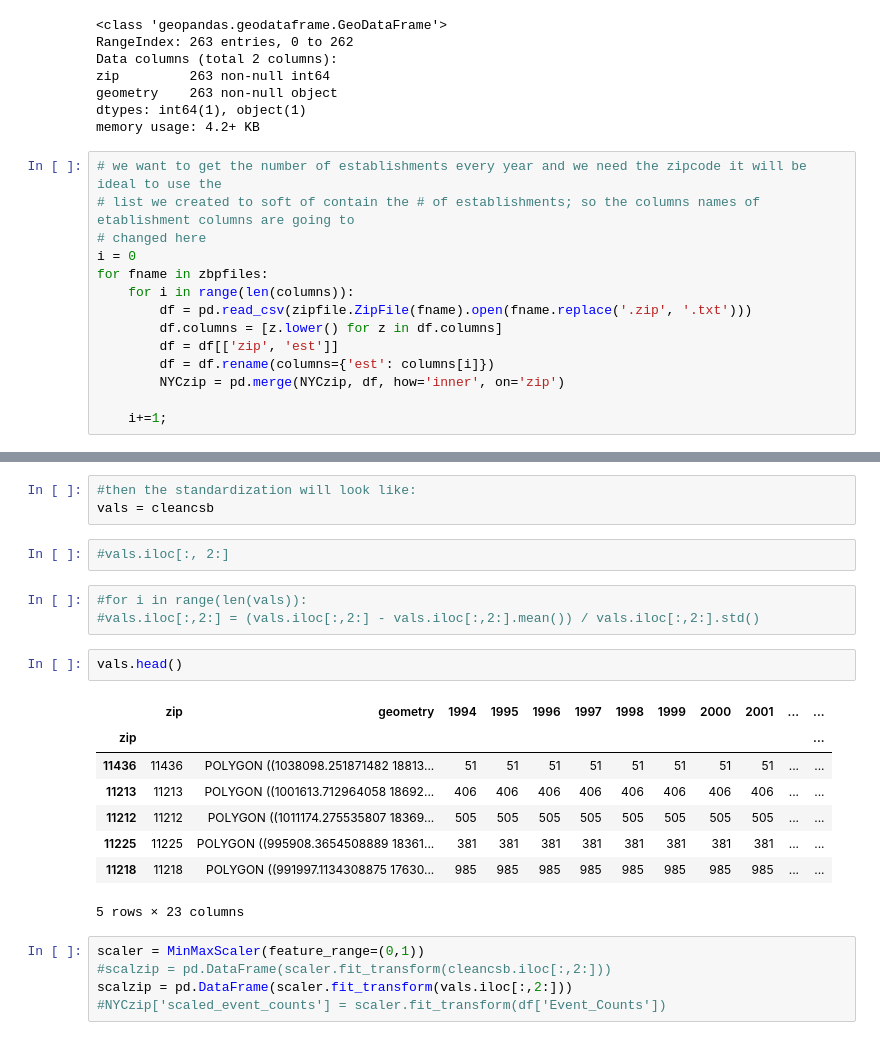
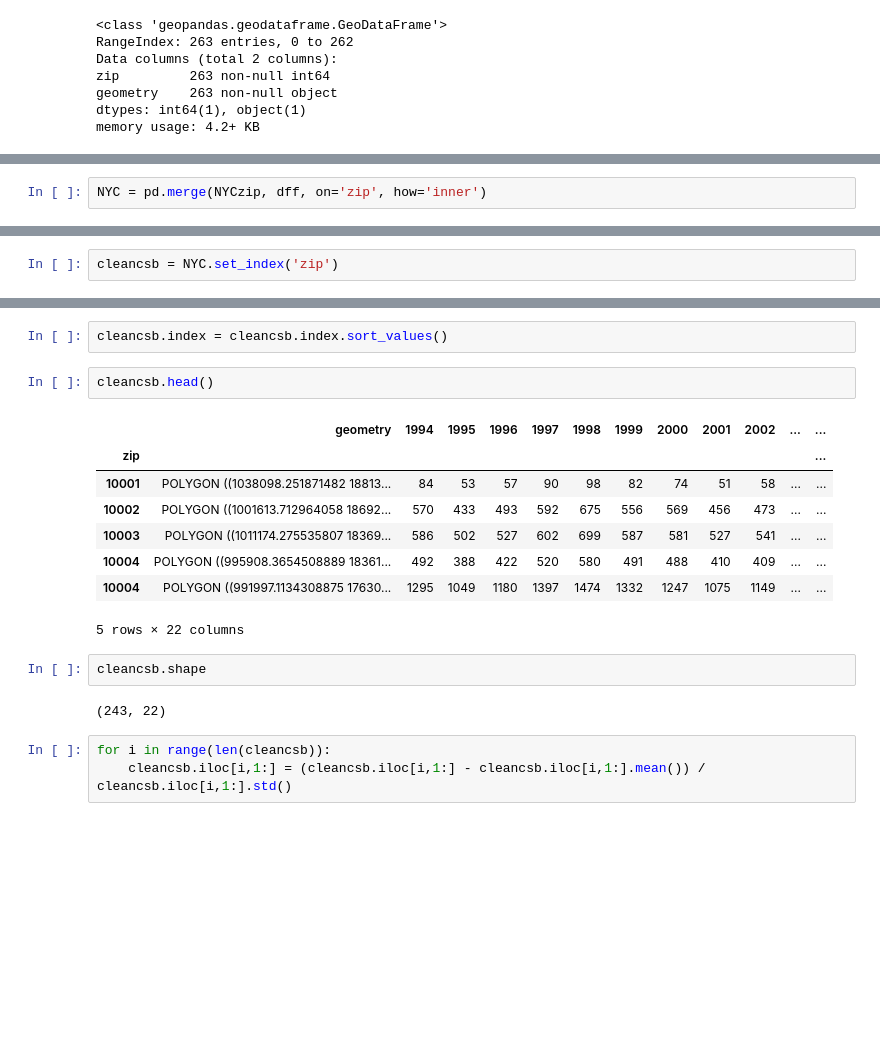
Before and after one commit to Fekade/PUI2018_fb1182, a Jupyter notebook: HW12_fb1182/HW11_Assignment1_instructions.ipynb, the cells around one changed output, grey strips where cells are left out. Saved outputs shown, nothing was run; the diff lists cells and outputs as text; blank space fills up the shorter version.

```diff
--- a/HW12_fb1182/HW11_Assignment1_instructions.ipynb
+++ b/HW12_fb1182/HW11_Assignment1_instructions.ipynb
@@ -262,17 +281,3 @@ zip         263 non-null int64
 geometry    263 non-null object
 dtypes: int64(1), object(1)
 memory usage: 4.2+ KB
-# %%
-# we want to get the number of establishments every year and we need the zipcode it will be ideal to use the
-# list we created to soft of contain the # of establishments; so the columns names of etablishment columns are going to
-# changed here
-i = 0
-for fname in zbpfiles:
-    for i in range(len(columns)):
-        df = pd.read_csv(zipfile.ZipFile(fname).open(fname.replace('.zip', '.txt')))
-        df.columns = [z.lower() for z in df.columns]
-        df = df[['zip', 'est']]
-        df = df.rename(columns={'est': columns[i]})
-        NYCzip = pd.merge(NYCzip, df, how='inner', on='zip')
-
-    i+=1;
@@ -292,0 +284,2 @@ NYCzip.head()
+# %%
+NYC = pd.merge(NYCzip, dff, on='zip', how='inner')
@@ -349,3 +314,5 @@ cleancsb
+# %%
+cleancsb = NYC.set_index('zip')
 # %%
 cleancsb.head()
 # %% [output]
@@ -360,24 +327,20 @@ cleancsb.head()
-# %%
-#then the standardization will look like:
-vals = cleancsb
-# %%
-#vals.iloc[:, 2:]
-# %%
-#for i in range(len(vals)):
-#vals.iloc[:,2:] = (vals.iloc[:,2:] - vals.iloc[:,2:].mean()) / vals.iloc[:,2:].std()
+# %%
+cleancsb.index = cleancsb.index.sort_values()
 # %%
-vals.head()
+cleancsb.head()
 # %% [output]
-|  | zip | geometry | 1994 | 1995 | 1996 | 1997 | 1998 | 1999 | 2000 | 2001 | ... | ... |
+|  | geometry | 1994 | 1995 | 1996 | 1997 | 1998 | 1999 | 2000 | 2001 | 2002 | ... | ... |
 | zip |  |  |  |  |  |  |  |  |  |  |  | ... |
-| 11436 | 11436 | POLYGON ((1038098.251871482 18813... | 51 | 51 | 51 | 51 | 51 | 51 | 51 | 51 | ... | ... |
-| 11213 | 11213 | POLYGON ((1001613.712964058 18692... | 406 | 406 | 406 | 406 | 406 | 406 | 406 | 406 | ... | ... |
-| 11212 | 11212 | POLYGON ((1011174.275535807 18369... | 505 | 505 | 505 | 505 | 505 | 505 | 505 | 505 | ... | ... |
-| 11225 | 11225 | POLYGON ((995908.3654508889 18361... | 381 | 381 | 381 | 381 | 381 | 381 | 381 | 381 | ... | ... |
-| 11218 | 11218 | POLYGON ((991997.1134308875 17630... | 985 | 985 | 985 | 985 | 985 | 985 | 985 | 985 | ... | ... |
+| 10001 | POLYGON ((1038098.251871482 18813... | 84 | 53 | 57 | 90 | 98 | 82 | 74 | 51 | 58 | ... | ... |
+| 10002 | POLYGON ((1001613.712964058 18692... | 570 | 433 | 493 | 592 | 675 | 556 | 569 | 456 | 473 | ... | ... |
+| 10003 | POLYGON ((1011174.275535807 18369... | 586 | 502 | 527 | 602 | 699 | 587 | 581 | 527 | 541 | ... | ... |
+| 10004 | POLYGON ((995908.3654508889 18361... | 492 | 388 | 422 | 520 | 580 | 491 | 488 | 410 | 409 | ... | ... |
+| 10004 | POLYGON ((991997.1134308875 17630... | 1295 | 1049 | 1180 | 1397 | 1474 | 1332 | 1247 | 1075 | 1149 | ... | ... |
-5 rows × 23 columns
+5 rows × 22 columns
-# %%
-scaler = MinMaxScaler(feature_range=(0,1))
-#scalzip = pd.DataFrame(scaler.fit_transform(cleancsb.iloc[:,2:]))
-scalzip = pd.DataFrame(scaler.fit_transform(vals.iloc[:,2:]))
-#NYCzip['scaled_event_counts'] = scaler.fit_transform(df['Event_Counts'])
+# %%
+cleancsb.shape
+# %% [output]
+(243, 22)
+# %%
+for i in range(len(cleancsb)):
+    cleancsb.iloc[i,1:] = (cleancsb.iloc[i,1:] - cleancsb.iloc[i,1:].mean()) / cleancsb.iloc[i,1:].std()
```
Also changed, not shown: parts of 42 cells of this notebook.
